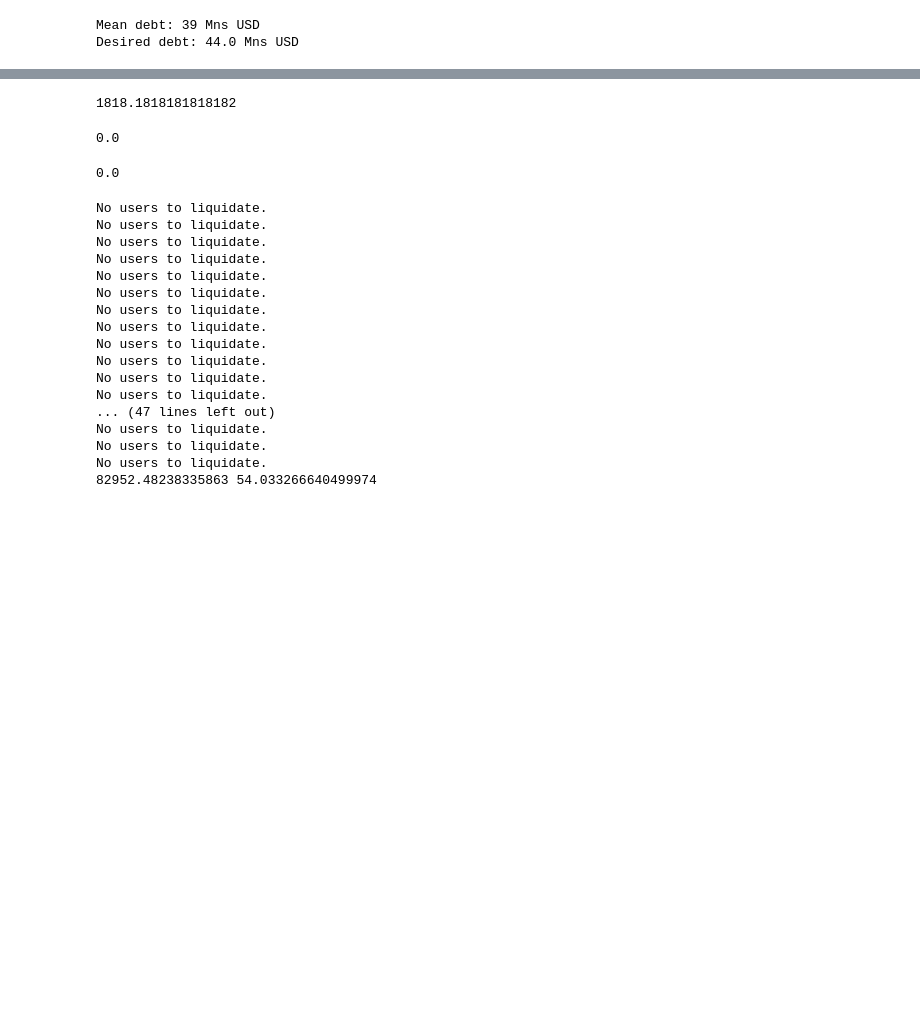
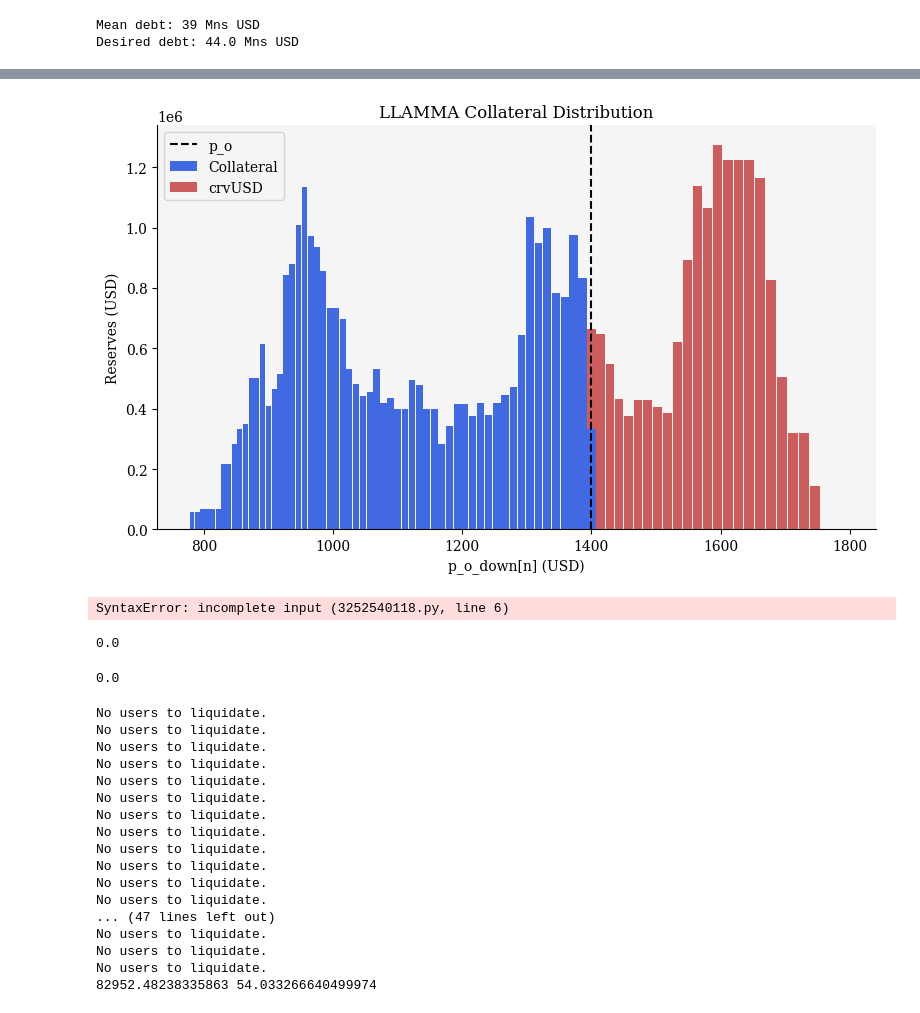
Before and after one commit to xenophonlabs/crvUSDrisk, a Jupyter notebook: play.ipynb, the cells around one changed output, grey strips where cells are left out. Cells and saved outputs as stored; diff of their text form; code cells hidden in the pictures; blank space fills up the shorter version.

```diff
--- a/play.ipynb
+++ b/play.ipynb
@@ -90,3 +95,18 @@ df.head()
+# %%
+# everything above band 24 (i.e. < 24) should be in stablecoin
+for i in range(24, 0, -1):
+    amt = llamma.bands_y[i]
+    llamma.bands_x[i] = amt * llamma.p_o
+    llamma.bands_y[i] = 0
+
+amt = llamma.bands_x[24]
+llamma.bands_x[24] = amt / 2
+llamma.bands_y[24] = amt / 2 / llamma.p_o
+# %%
+oracle.update(START + 60 * 100, 1400)
+llamma.plot_reserves()
+# %% [output]
+[figure, added]
 # %%
 spot = BASE_PRICE
 n = llamma.active_band
@@ -94,7 +114,7 @@ if spot < llamma.p():
     y_new = (llamma.inv(n) / spot) ** 0.5 - llamma.g(n)
     if y_new < 0:
 # %% [output]
-1818.1818181818182
+SyntaxError: incomplete input (3252540118.py, line 6)
 # %%
 spot = BASE_PRICE
 n = llamma.active_band
```
Also changed, not shown: parts of 4 cells of this notebook, 4 other files.
